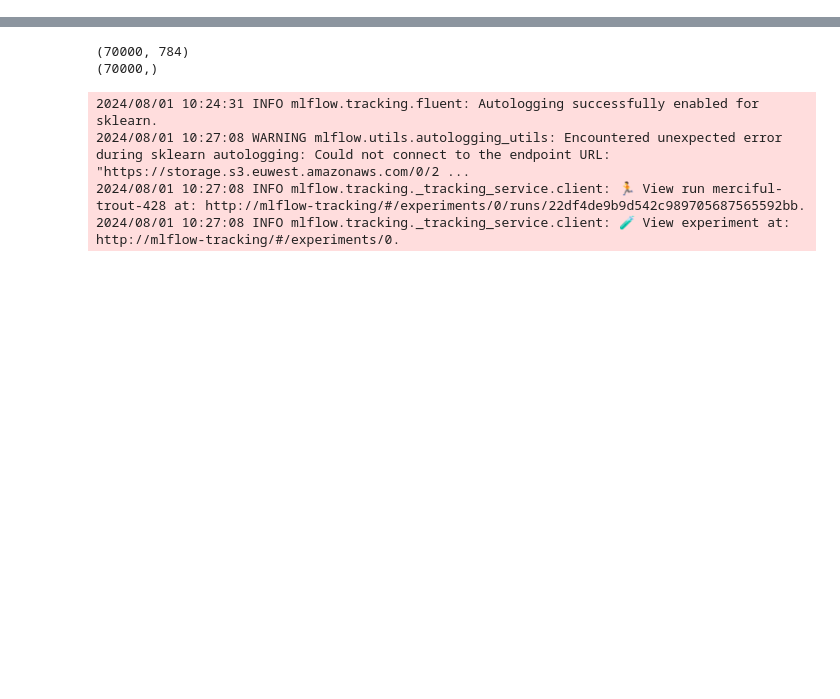
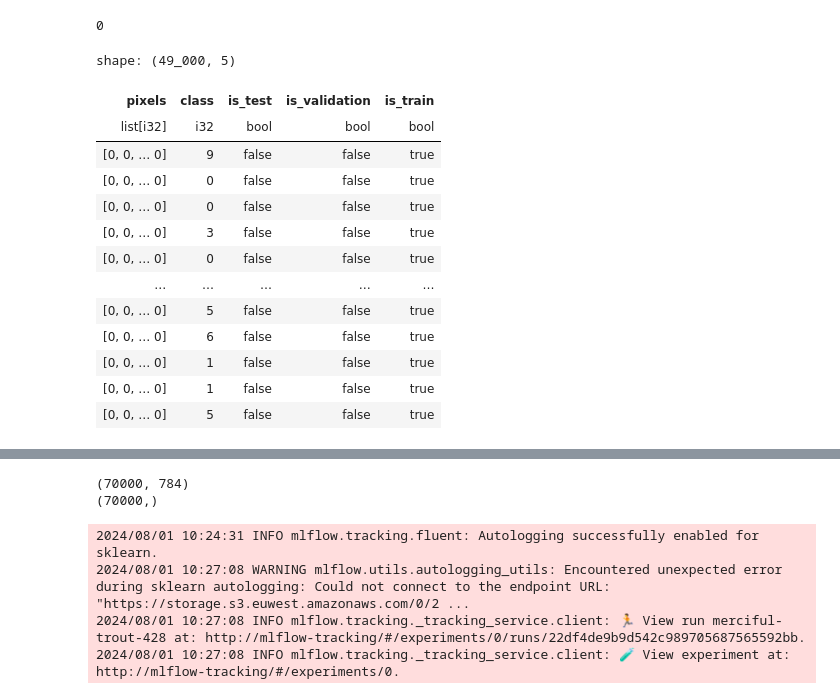
Before and after one commit to truevoid-development/dagster-ml-example, a Jupyter notebook: python-hdfs/daft.ipynb, the cells around one changed output, grey strips where cells are left out. Cells and saved outputs as stored; diff of their text form; code cells hidden in the pictures; blank space fills up the shorter version.

```diff
--- a/python-hdfs/daft.ipynb
+++ b/python-hdfs/daft.ipynb
@@ -18,3 +19,31 @@ catalog = pyiceberg.catalog.load_catalog(
 # %%
 table = catalog.load_table("mnist.fashion")
 df = daft.read_iceberg(table)
+# %%
+df = polars.DataFrame(table.scan().to_arrow())
+# %%
+def split_dataframe(df: polars.DataFrame, test_ratio: float, validation_ratio: float, seed: int | None = None) -> polars.DataFrame:
+    total_rows = df.shape[0]
+
+    # Create a random column with a specified seed
+    random_expr = (
+        polars.arange(0, total_rows, eager=True)
+        .shuffle(seed=seed)
+    )
+
+    n_test = test_ratio * total_rows
+    n_validation = validation_ratio * total_rows
+
+    return (
+        df.with_columns([
+            random_expr.alias("random")
+        ])
+        .with_columns([
+            (polars.col("random") < n_test).alias("is_test"),
+            ((polars.col("random") >= n_test) & (polars.col("random") < n_test + n_validation)).alias("is_validation"),
+            (polars.col("random") >= n_test + n_validation).alias("is_train")
+        ])
+        .drop("random")
+    )
+# %%
+df = split_dataframe(df, 0.2, 0.1, 0)
@@ -20,0 +65,21 @@ df = daft.read_iceberg(table)
+# %%
+df["class"].unique()[0]
+# %% [output]
+0
+# %%
+df.filter(polars.col("is_train"))
+# %% [output]
+shape: (49_000, 5)
+| pixels | class | is_test | is_validation | is_train |
+| list[i32] | i32 | bool | bool | bool |
+| [0, 0, … 0] | 9 | false | false | true |
+| [0, 0, … 0] | 0 | false | false | true |
+| [0, 0, … 0] | 0 | false | false | true |
+| [0, 0, … 0] | 3 | false | false | true |
+| [0, 0, … 0] | 0 | false | false | true |
+| … | … | … | … | … |
+| [0, 0, … 0] | 5 | false | false | true |
+| [0, 0, … 0] | 6 | false | false | true |
+| [0, 0, … 0] | 1 | false | false | true |
+| [0, 0, … 0] | 1 | false | false | true |
+| [0, 0, … 0] | 5 | false | false | true |
```
Also changed, not shown: parts of 4 cells of this notebook, 8 other files.
